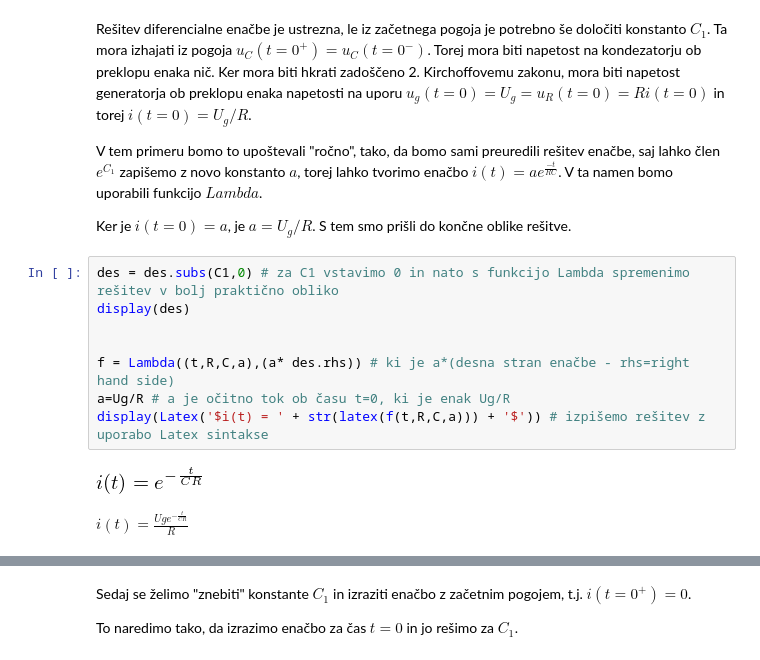
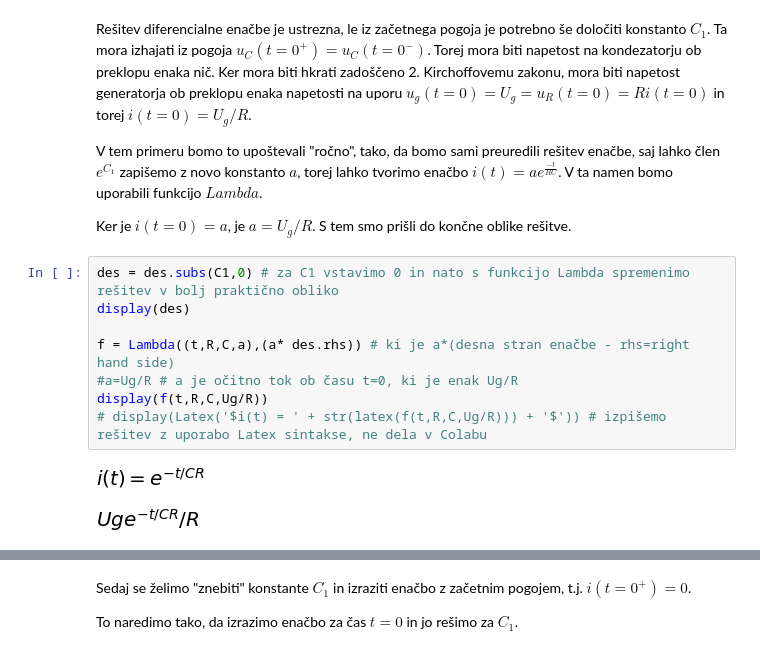
Before and after one commit to osnove/Dodatno, a Jupyter notebook: Primer_diff_enacbe_analiticno.ipynb, the cells around one changed output, grey strips where cells are left out. Drawn from its saved outputs; the diff is of its cells as text.

```diff
--- a/Primer_diff_enacbe_analiticno.ipynb
+++ b/Primer_diff_enacbe_analiticno.ipynb
@@ -35,13 +54,13 @@ Ker je $i(t=0)= a$, je $a=U_g/R$. S tem smo prišli do končne oblike rešitve.
 # %%
 des = des.subs(C1,0) # za C1 vstavimo 0 in nato s funkcijo Lambda spremenimo rešitev v bolj praktično obliko
 display(des)
 
-
 f = Lambda((t,R,C,a),(a* des.rhs)) # ki je a*(desna stran enačbe - rhs=right hand side)
-a=Ug/R # a je očitno tok ob času t=0, ki je enak Ug/R
-display(Latex('$i(t) = ' + str(latex(f(t,R,C,a))) + '$')) # izpišemo rešitev z uporabo Latex sintakse
+#a=Ug/R # a je očitno tok ob času t=0, ki je enak Ug/R
+display(f(t,R,C,Ug/R))
+# display(Latex('$i(t) = ' + str(latex(f(t,R,C,Ug/R))) + '$')) # izpišemo rešitev z uporabo Latex sintakse, ne dela v Colabu
 # %% [output]
-[figure, old version]
+[figure, new version]
-$i(t) = \frac{Ug e^{- \frac{t}{C R}}}{R}$
+[figure, added]
 # %%
 #Pripravimo za iziris
```
Also changed, not shown: parts of 51 cells of this notebook.
